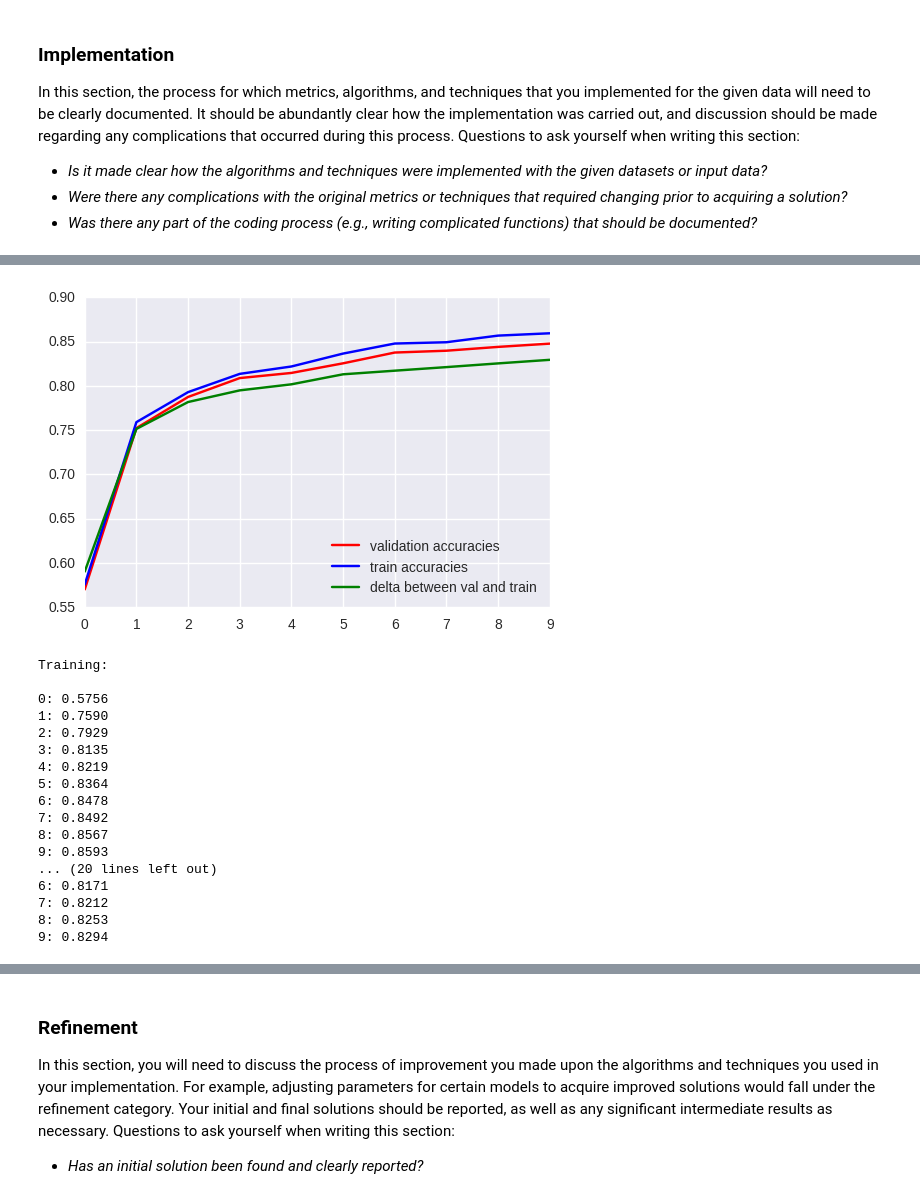
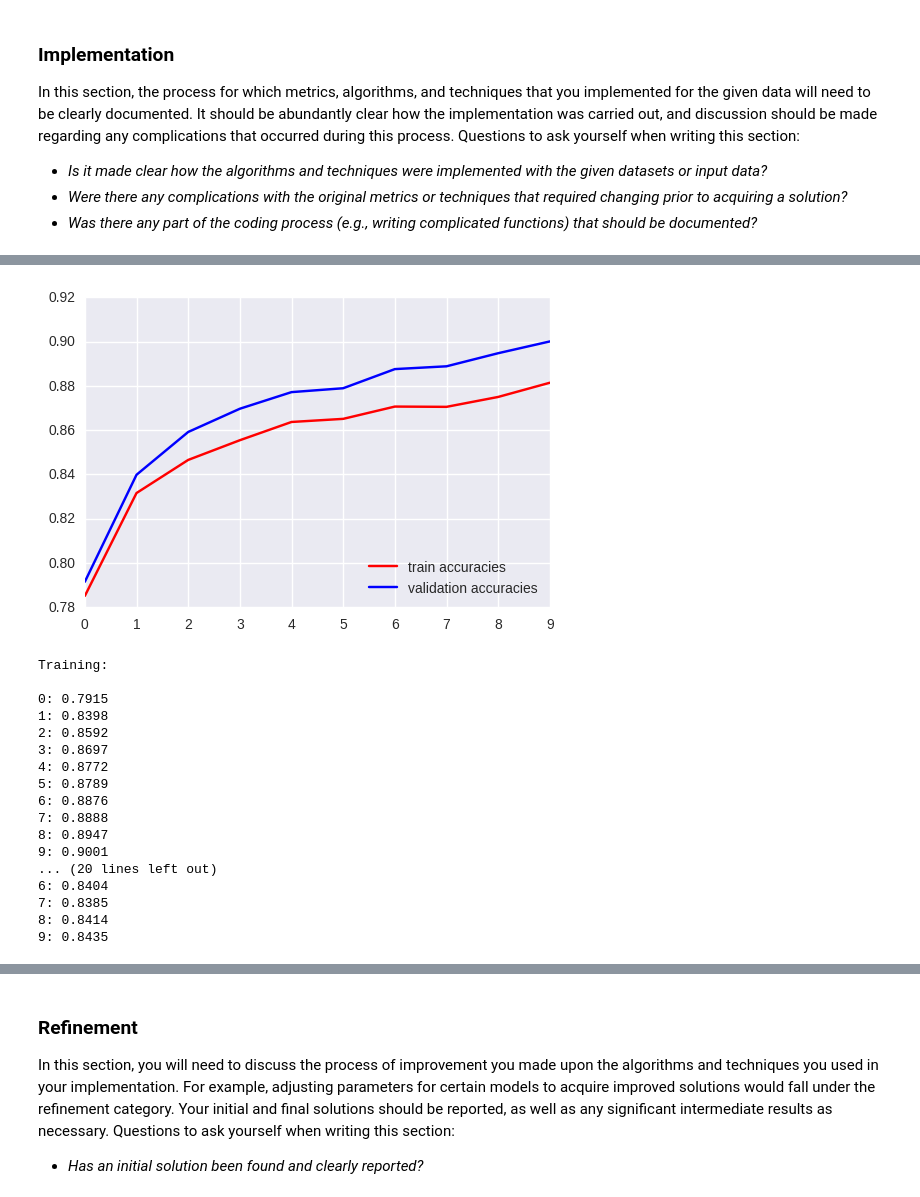
Before and after one commit to VisionTom/Nanodegree_MachineLearning, a Jupyter notebook: 06_Capstone/capstone.ipynb, the cells around one changed output, grey strips where cells are left out. Cells and saved outputs as stored; diff of their text form; code cells hidden in the pictures.

```diff
--- a/06_Capstone/capstone.ipynb
+++ b/06_Capstone/capstone.ipynb
@@ -300,3 +402,21 @@ In this section, all of your preprocessing steps will need to be clearly documen
+# %%
+def normalize_YUV(img):
+    yuv = cv2.cvtColor(img, cv2.COLOR_RGB2YUV)
+    yuv[:,:,0] = cv2.equalizeHist(yuv[:,:,0])
+    return cv2.cvtColor(yuv, cv2.COLOR_YUV2RGB)
+
+# data preperation: normalize
+if not is_features_normal:
+    ## Normalize Training Set
+    for i, pic in enumerate(X_train):
+        X_train[i] = normalize_YUV(X_train[i])
+
+    ## Normalize Test Set
+    for i, pic in enumerate(X_test):
+        X_test[i] = normalize_YUV(X_test[i])
+
+    #Only normalize once
+    is_features_normal = True
 # %% [markdown]
 ### One Hot
 # %%
@@ -432,7 +554,7 @@ with tf.device(DEVICE_NAME):
 
     correct_prediction = tf.equal(tf.argmax(fc2, 1), tf.argmax(y, 1))
     accuracy_op = tf.reduce_mean(tf.cast(correct_prediction, tf.float32))
-    predictions = tf.argmax(fc2,1)
+    predictions = tf.cast(tf.argmax(fc2,1), tf.int32)
 # %%
 def eval_data(X_data, y_data):
     """
@@ -554,14 +677,14 @@ Test accuracy = 0.829
 Model saved
 # %%
 plt.plot(range(EPOCHS), val_accuracies, 'r-',
-        range(EPOCHS), train_accuracies, 'b-',
-        range(EPOCHS), test_accuracies, 'g-')
+        range(EPOCHS), train_accuracies, 'b-')
+        #range(EPOCHS), test_accuracies, 'g-')
         #range(EPOCHS), (list(np.array(val_accuracies) - np.array(train_accuracies))), 'g-')
 #plt.plot(train_accuracies)
-plt.legend(["validation accuracies", "train accuracies", "delta between val and train"],loc='lower right')
+plt.legend(["train accuracies","validation accuracies"],loc='lower right')
 plt.show()
 # %% [output]
-[figure, old version]
+[figure, new version]
 # %%
 print("Training:\n")
 for i, a in enumerate(train_accuracies):
@@ -577,19 +700,19 @@ for i, a in enumerate(test_accuracies):
 # %% [output]
 Training:
 
-0: 0.5756
-1: 0.7590
-2: 0.7929
-3: 0.8135
-4: 0.8219
-5: 0.8364
-6: 0.8478
-7: 0.8492
-8: 0.8567
-9: 0.8593
+0: 0.7915
+1: 0.8398
+2: 0.8592
+3: 0.8697
+4: 0.8772
+5: 0.8789
+6: 0.8876
+7: 0.8888
+8: 0.8947
+9: 0.9001
 ... (20 lines left out)
-6: 0.8171
-7: 0.8212
-8: 0.8253
-9: 0.8294
+6: 0.8404
+7: 0.8385
+8: 0.8414
+9: 0.8435
 # %%
```
Also changed, not shown: parts of 29 cells of this notebook, 12 other files.
